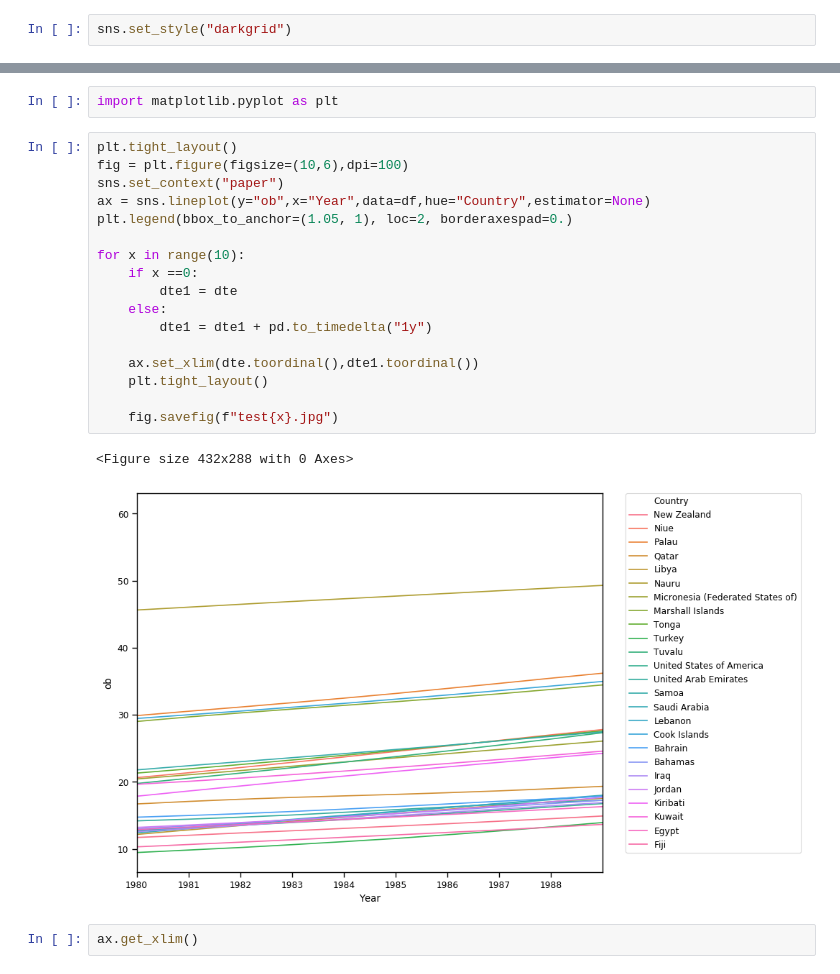
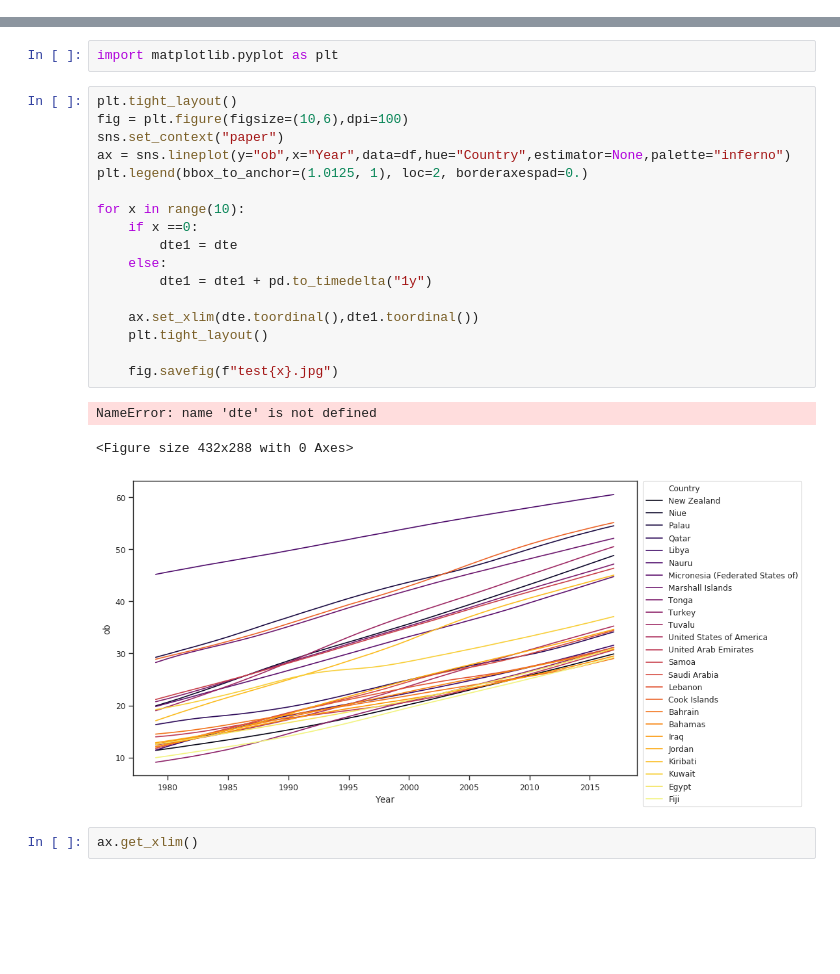
Before and after one commit to lewis-morris/progplot, a Jupyter notebook: Untitled.ipynb, the cells around one changed output, grey strips where cells are left out. Cells and saved outputs as stored; diff of their text form; blank space fills up the shorter version.

```diff
--- a/Untitled.ipynb
+++ b/Untitled.ipynb
@@ -171,2 +172,0 @@ sns.axes_style()
-# %%
-sns.set_style("darkgrid")
@@ -295,23 +286,24 @@ import matplotlib.pyplot as plt
 # %%
 plt.tight_layout()
 fig = plt.figure(figsize=(10,6),dpi=100)
 sns.set_context("paper")
-ax = sns.lineplot(y="ob",x="Year",data=df,hue="Country",estimator=None)
-plt.legend(bbox_to_anchor=(1.05, 1), loc=2, borderaxespad=0.)
+ax = sns.lineplot(y="ob",x="Year",data=df,hue="Country",estimator=None,palette="inferno")
+plt.legend(bbox_to_anchor=(1.0125, 1), loc=2, borderaxespad=0.)
 
 for x in range(10):
     if x ==0:
         dte1 = dte
     else:
         dte1 = dte1 + pd.to_timedelta("1y")
 
     ax.set_xlim(dte.toordinal(),dte1.toordinal())
     plt.tight_layout()
 
     fig.savefig(f"test{x}.jpg")
 # %% [output]
-<Figure size 432x288 with 0 Axes>
+NameError: name 'dte' is not defined
+<Figure size 432x288 with 0 Axes>
-[figure, old version]
+[figure, new version]
 # %%
 ax.get_xlim()
 # %% [output]
```
Also changed, not shown: parts of 12 cells of this notebook, 4 other files.
